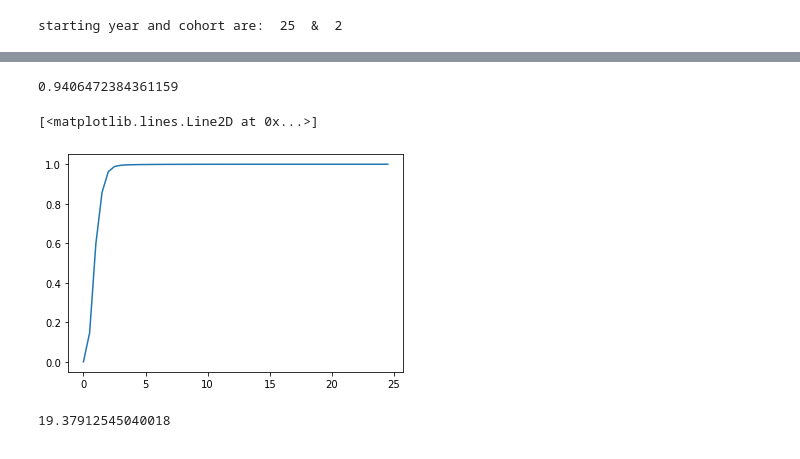
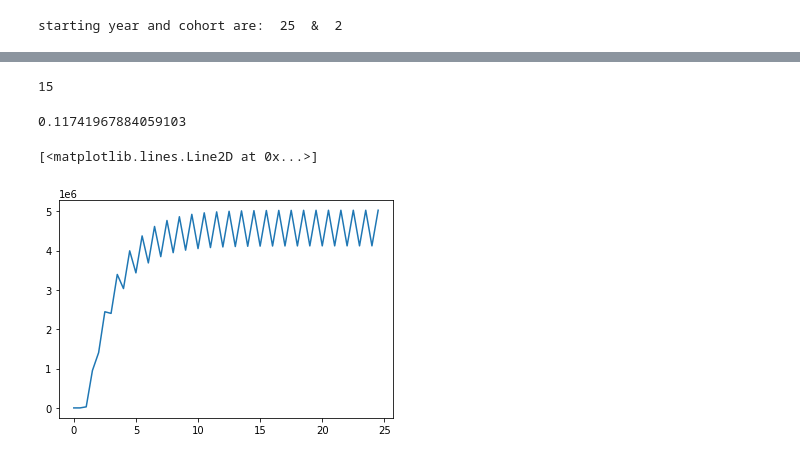
Before and after one commit to Sakib1418/Corteva, a Jupyter notebook: herbicide_model.ipynb, the cells around one changed output, grey strips where cells are left out. Cells and saved outputs as stored; diff of their text form; code cells hidden in the pictures.

```diff
--- a/herbicide_model.ipynb
+++ b/herbicide_model.ipynb
@@ -31,14 +31,15 @@ nCohorts = int(Params.General.nCohorts)
 # nCohorts = 2
 print("starting year and cohort are: ", nYears, " & ", nCohorts)
 
-H1_eff = [.99,.5,.1]
-H2_eff = [.9,.8,.2]
+H1_eff = [.5,.2,.01]
+H2_eff = [0,0,0]
 H3_eff = [0,0,0]
 H4_eff = [0,0,0]
 
 strategies = []
 overall = []
 risk_integral_all = []
+seedbank_plot = []
 
 
 for i in range(50):
@@ -94,9 +95,9 @@ for i in range(50):
             # fRS = 1 - Params.Herbicide1.efficacy_RS[0,0]
             # fRR = 1 - Params.Herbicide1.efficacy_RR[0,0]
 
-            fSS = 1 - H1_eff[0]
-            fRS = 1 - H1_eff[1]
-            fRR = 1 - H1_eff[2]
+            fSS = 1 - (H1_eff[0] + .011*nYears)
+            fRS = 1 - (H1_eff[1] + .011*nYears)
+            fRR = 1 - (H1_eff[2] + .011*nYears)
 
             targetLocus = Params.Herbicide1.targetLocus
 
@@ -267,6 +268,7 @@ for i in range(50):
     if sum(pltPop[-5:-1]) > .2:
         strategies.append(pltPop)
         overall.append(pltPop)
+        seedbank_plot.append(np.sum(newPop, axis=1))
         risk_integral_all.append(integrate.trapezoid(pltPop)/N)
 
         a+=1
@@ -275,5 +277,6 @@ for i in range(50):
     else:
         overall.append(pltPop)
         risk_integral_all.append(integrate.trapezoid(pltPop)/N)
+        seedbank_plot.append(np.sum(newPop, axis=1))
 # %% [output]
 starting year and cohort are:  25  &  2
@@ -296,11 +283,15 @@ array([1.00000000e+00, 2.00334256e+00, 2.80936297e+00, 5.62810876e+00,
+# %%
+a
+# %% [output]
+15
 # %%
-np.mean([i for i in risk_integral_all if i > .001])
+np.mean([i for i in risk_integral_all])
 # %% [output]
-0.9406472384361159
+0.11741967884059103
 # %%
 import seaborn as sns
 import matplotlib.pyplot as plt
-
+strategies = seedbank_plot
 
 strategies = np.array(strategies)
 strategy = np.mean(strategies, axis=0)
@@ -308,18 +299,11 @@ strategy = np.mean(strategies, axis=0)
 dev = np.std(strategies, axis = 0)
 # %%
 x = np.array([i for i in range(len(strategy))])/nCohorts
-y = strategy
 
 
-# plt.plot(x,np.sum(newPop, axis=1))
-plt.plot(x,y)
+
+plt.plot(x,np.sum(newPop, axis=1))
+# plt.plot(x,y)
 # %% [output]
 [<matplotlib.lines.Line2D at 0x...>]
-[figure, old version]
+[figure, new version]
-# %%
-from scipy import integrate
-
-auc = integrate.trapezoid(y)
-auc
-# %% [output]
-19.37912545040018
```
Also changed, not shown: parts of 7 cells of this notebook, 13 other files.
